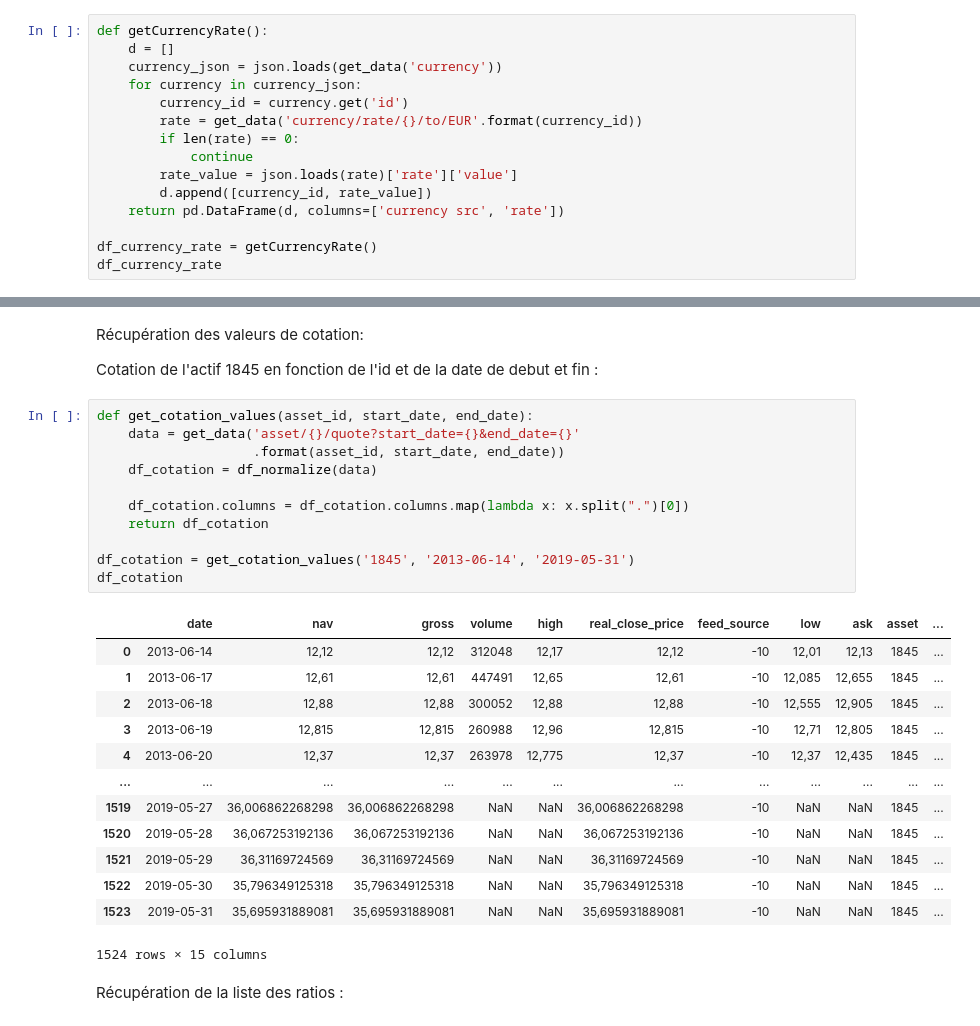
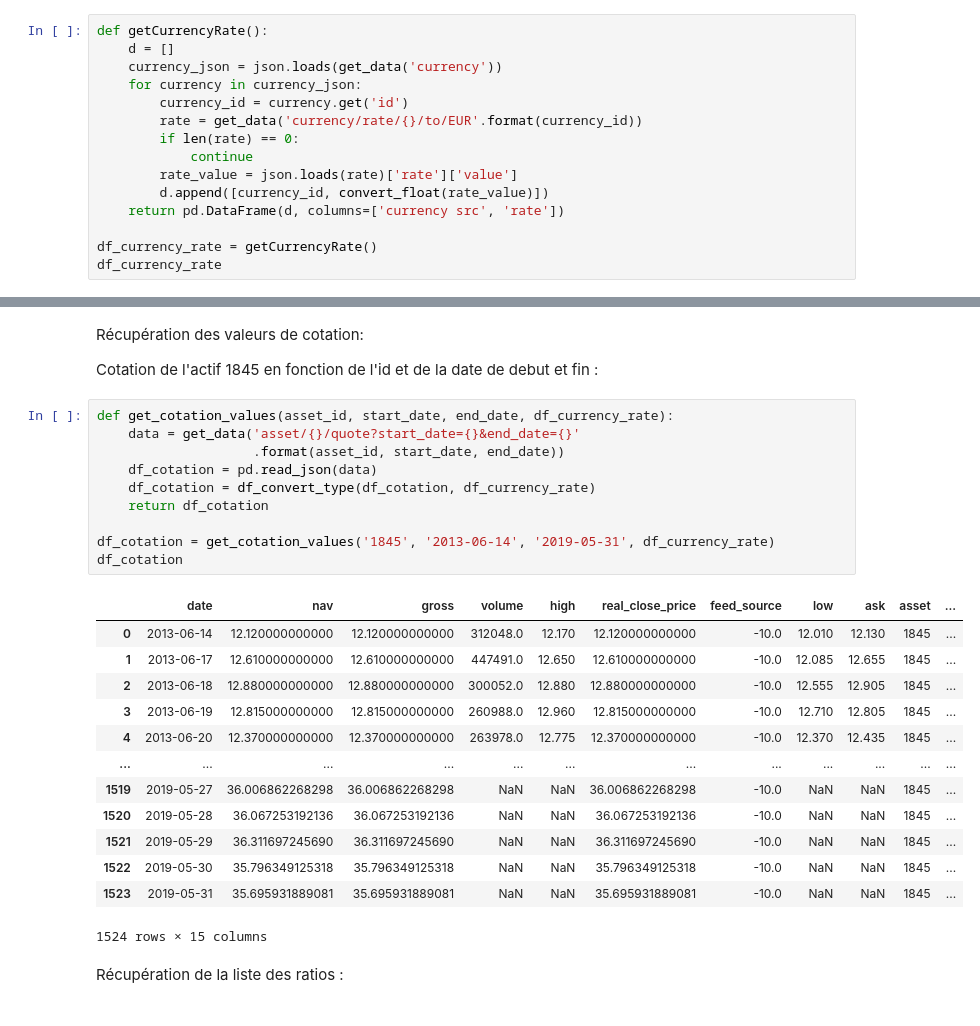
Before and after one commit to ArthurBiragnet/Dolphin, a Jupyter notebook: getAccessAPI.ipynb, the cells around one changed output, grey strips where cells are left out. Cells and saved outputs as stored; diff of their text form.

```diff
--- a/getAccessAPI.ipynb
+++ b/getAccessAPI.ipynb
@@ -55,7 +96,7 @@ def getCurrencyRate():
         if len(rate) == 0:
             continue
         rate_value = json.loads(rate)['rate']['value']
-        d.append([currency_id, rate_value])
+        d.append([currency_id, convert_float(rate_value)])
     return pd.DataFrame(d, columns=['currency src', 'rate'])
 
 df_currency_rate = getCurrencyRate()
@@ -192,29 +181,28 @@ Récupération des valeurs de cotation:
 
 Cotation de l'actif 1845 en fonction de l'id et de la date de debut et fin :
 # %%
-def get_cotation_values(asset_id, start_date, end_date):
+def get_cotation_values(asset_id, start_date, end_date, df_currency_rate):
     data = get_data('asset/{}/quote?start_date={}&end_date={}'
                     .format(asset_id, start_date, end_date))
-    df_cotation = df_normalize(data)
-
-    df_cotation.columns = df_cotation.columns.map(lambda x: x.split(".")[0])
+    df_cotation = pd.read_json(data)
+    df_cotation = df_convert_type(df_cotation, df_currency_rate)
     return df_cotation
 
-df_cotation = get_cotation_values('1845', '2013-06-14', '2019-05-31')
+df_cotation = get_cotation_values('1845', '2013-06-14', '2019-05-31', df_currency_rate)
 df_cotation
 # %% [output]
 |  | date | nav | gross | volume | high | real_close_price | feed_source | low | ask | asset | ... |
-| 0 | 2013-06-14 | 12,12 | 12,12 | 312048 | 12,17 | 12,12 | -10 | 12,01 | 12,13 | 1845 | ... |
-| 1 | 2013-06-17 | 12,61 | 12,61 | 447491 | 12,65 | 12,61 | -10 | 12,085 | 12,655 | 1845 | ... |
-| 2 | 2013-06-18 | 12,88 | 12,88 | 300052 | 12,88 | 12,88 | -10 | 12,555 | 12,905 | 1845 | ... |
-| 3 | 2013-06-19 | 12,815 | 12,815 | 260988 | 12,96 | 12,815 | -10 | 12,71 | 12,805 | 1845 | ... |
-| 4 | 2013-06-20 | 12,37 | 12,37 | 263978 | 12,775 | 12,37 | -10 | 12,37 | 12,435 | 1845 | ... |
+| 0 | 2013-06-14 | 12.120000000000 | 12.120000000000 | 312048.0 | 12.170 | 12.120000000000 | -10.0 | 12.010 | 12.130 | 1845 | ... |
+| 1 | 2013-06-17 | 12.610000000000 | 12.610000000000 | 447491.0 | 12.650 | 12.610000000000 | -10.0 | 12.085 | 12.655 | 1845 | ... |
+| 2 | 2013-06-18 | 12.880000000000 | 12.880000000000 | 300052.0 | 12.880 | 12.880000000000 | -10.0 | 12.555 | 12.905 | 1845 | ... |
+| 3 | 2013-06-19 | 12.815000000000 | 12.815000000000 | 260988.0 | 12.960 | 12.815000000000 | -10.0 | 12.710 | 12.805 | 1845 | ... |
+| 4 | 2013-06-20 | 12.370000000000 | 12.370000000000 | 263978.0 | 12.775 | 12.370000000000 | -10.0 | 12.370 | 12.435 | 1845 | ... |
 | ... | ... | ... | ... | ... | ... | ... | ... | ... | ... | ... | ... |
-| 1519 | 2019-05-27 | 36,006862268298 | 36,006862268298 | NaN | NaN | 36,006862268298 | -10 | NaN | NaN | 1845 | ... |
-| 1520 | 2019-05-28 | 36,067253192136 | 36,067253192136 | NaN | NaN | 36,067253192136 | -10 | NaN | NaN | 1845 | ... |
-| 1521 | 2019-05-29 | 36,31169724569 | 36,31169724569 | NaN | NaN | 36,31169724569 | -10 | NaN | NaN | 1845 | ... |
-| 1522 | 2019-05-30 | 35,796349125318 | 35,796349125318 | NaN | NaN | 35,796349125318 | -10 | NaN | NaN | 1845 | ... |
-| 1523 | 2019-05-31 | 35,695931889081 | 35,695931889081 | NaN | NaN | 35,695931889081 | -10 | NaN | NaN | 1845 | ... |
+| 1519 | 2019-05-27 | 36.006862268298 | 36.006862268298 | NaN | NaN | 36.006862268298 | -10.0 | NaN | NaN | 1845 | ... |
+| 1520 | 2019-05-28 | 36.067253192136 | 36.067253192136 | NaN | NaN | 36.067253192136 | -10.0 | NaN | NaN | 1845 | ... |
+| 1521 | 2019-05-29 | 36.311697245690 | 36.311697245690 | NaN | NaN | 36.311697245690 | -10.0 | NaN | NaN | 1845 | ... |
+| 1522 | 2019-05-30 | 35.796349125318 | 35.796349125318 | NaN | NaN | 35.796349125318 | -10.0 | NaN | NaN | 1845 | ... |
+| 1523 | 2019-05-31 | 35.695931889081 | 35.695931889081 | NaN | NaN | 35.695931889081 | -10.0 | NaN | NaN | 1845 | ... |
 1524 rows × 15 columns
 # %% [markdown]
 Récupération de la liste des ratios :
```
Also changed, not shown: parts of 24 cells of this notebook.
